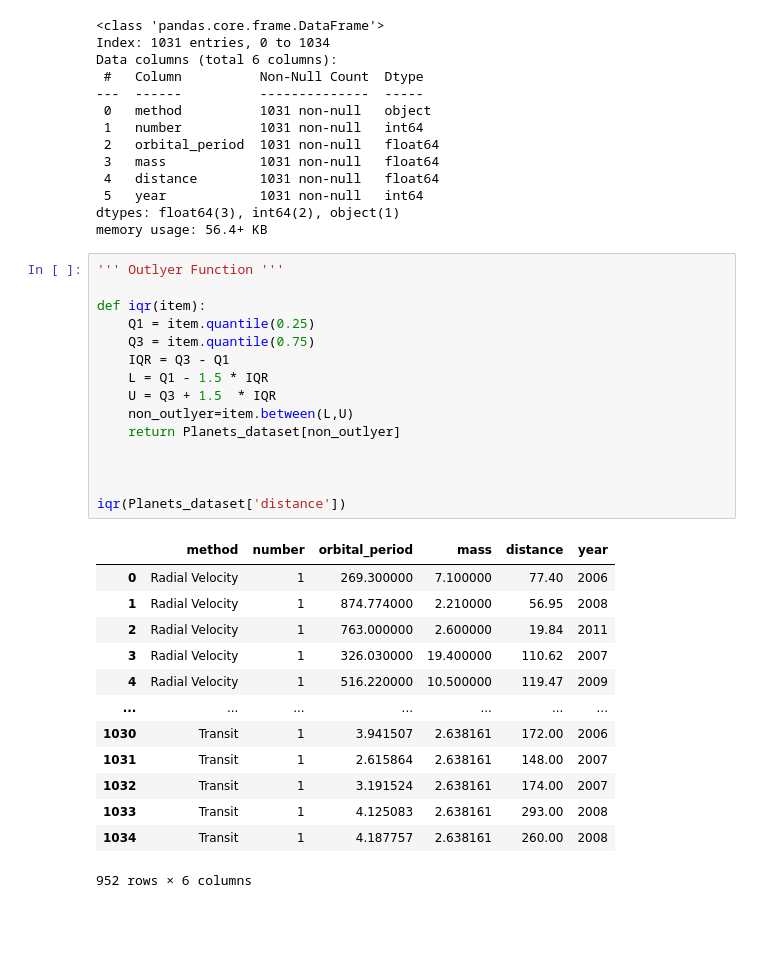
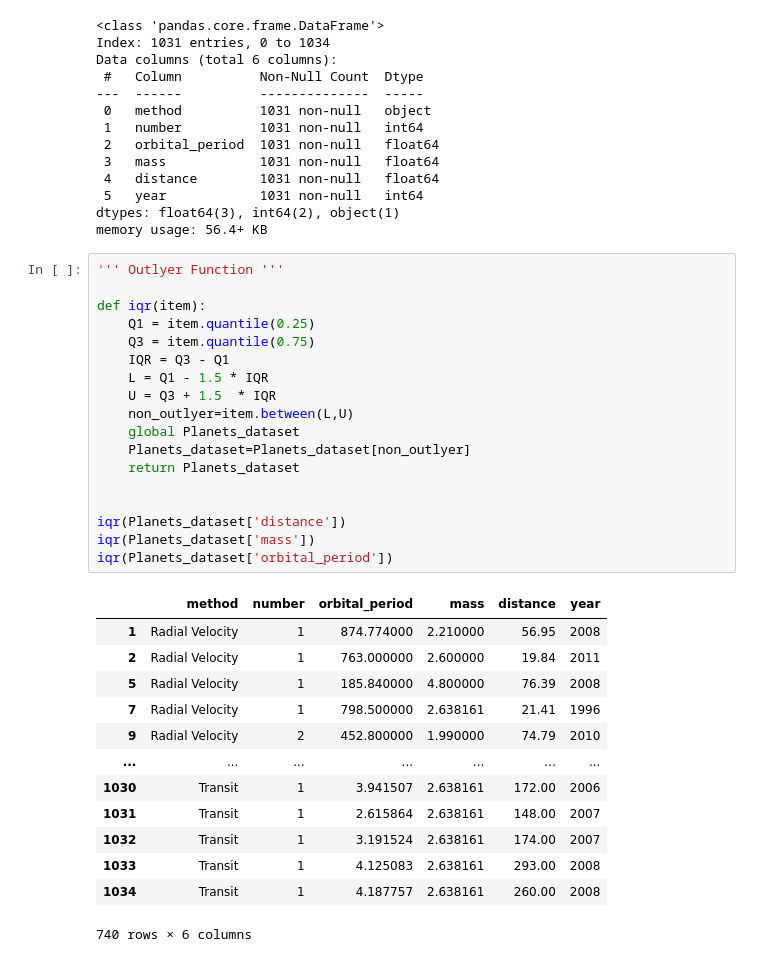
Before and after one commit to Mahadiur/Data_Cleaning_Project, a Jupyter notebook: Data_Clean_Project.ipynb, the cells around one changed output. Cells and saved outputs as stored; diff of their text form; blank space fills up the shorter version.

```diff
--- a/Data_Clean_Project.ipynb
+++ b/Data_Clean_Project.ipynb
@@ -182,30 +182,33 @@ memory usage: 56.4+ KB
 # %%
 ''' Outlyer Function '''
 
 def iqr(item):
     Q1 = item.quantile(0.25)
     Q3 = item.quantile(0.75)
     IQR = Q3 - Q1
     L = Q1 - 1.5 * IQR
     U = Q3 + 1.5  * IQR
     non_outlyer=item.between(L,U)
-    return Planets_dataset[non_outlyer]
-
+    global Planets_dataset
+    Planets_dataset=Planets_dataset[non_outlyer]
+    return Planets_dataset
 
 
 iqr(Planets_dataset['distance'])
+iqr(Planets_dataset['mass'])
+iqr(Planets_dataset['orbital_period'])
 # %% [output]
 |  | method | number | orbital_period | mass | distance | year |
-| 0 | Radial Velocity | 1 | 269.300000 | 7.100000 | 77.40 | 2006 |
 | 1 | Radial Velocity | 1 | 874.774000 | 2.210000 | 56.95 | 2008 |
 | 2 | Radial Velocity | 1 | 763.000000 | 2.600000 | 19.84 | 2011 |
-| 3 | Radial Velocity | 1 | 326.030000 | 19.400000 | 110.62 | 2007 |
-| 4 | Radial Velocity | 1 | 516.220000 | 10.500000 | 119.47 | 2009 |
+| 5 | Radial Velocity | 1 | 185.840000 | 4.800000 | 76.39 | 2008 |
+| 7 | Radial Velocity | 1 | 798.500000 | 2.638161 | 21.41 | 1996 |
+| 9 | Radial Velocity | 2 | 452.800000 | 1.990000 | 74.79 | 2010 |
 | ... | ... | ... | ... | ... | ... | ... |
 | 1030 | Transit | 1 | 3.941507 | 2.638161 | 172.00 | 2006 |
 | 1031 | Transit | 1 | 2.615864 | 2.638161 | 148.00 | 2007 |
 | 1032 | Transit | 1 | 3.191524 | 2.638161 | 174.00 | 2007 |
 | 1033 | Transit | 1 | 4.125083 | 2.638161 | 293.00 | 2008 |
 | 1034 | Transit | 1 | 4.187757 | 2.638161 | 260.00 | 2008 |
-952 rows × 6 columns
+740 rows × 6 columns
 # %%
```
Also changed, not shown: parts of 4 cells of this notebook.
